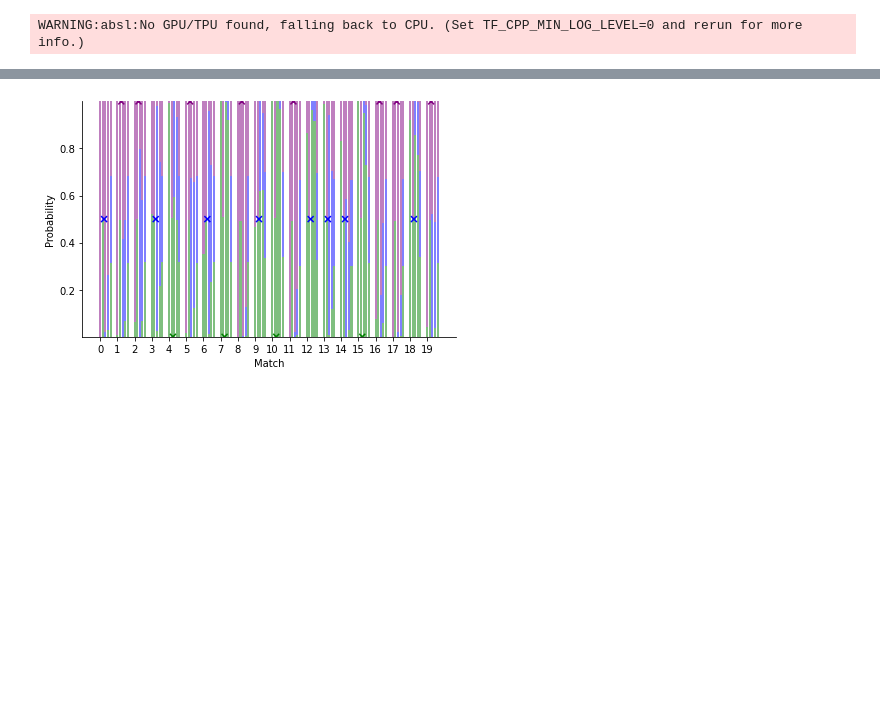
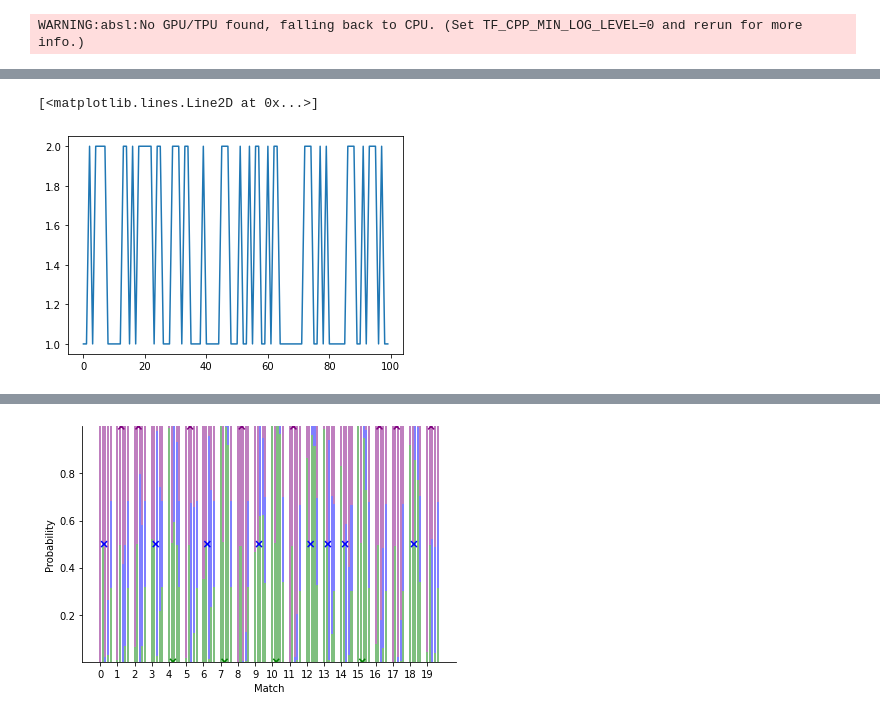
Before and after one commit to SamDuffield/abile, a Jupyter notebook: test.ipynb, the cells around one changed output, grey strips where cells are left out. Drawn from its saved outputs; the diff is of its cells as text; code cells hidden in the pictures; blank space fills up the shorter version.

```diff
--- a/test.ipynb
+++ b/test.ipynb
@@ -38,0 +44,5 @@ WARNING:absl:No GPU/TPU found, falling back to CPU. (Set TF_CPP_MIN_LOG_LEVEL=0
+# %%
+plt.plot(sim_results[:100])
+# %% [output]
+[<matplotlib.lines.Line2D at 0x...>]
+[figure, added]
```
Also changed, not shown: parts of 9 cells of this notebook, 14 other files.
